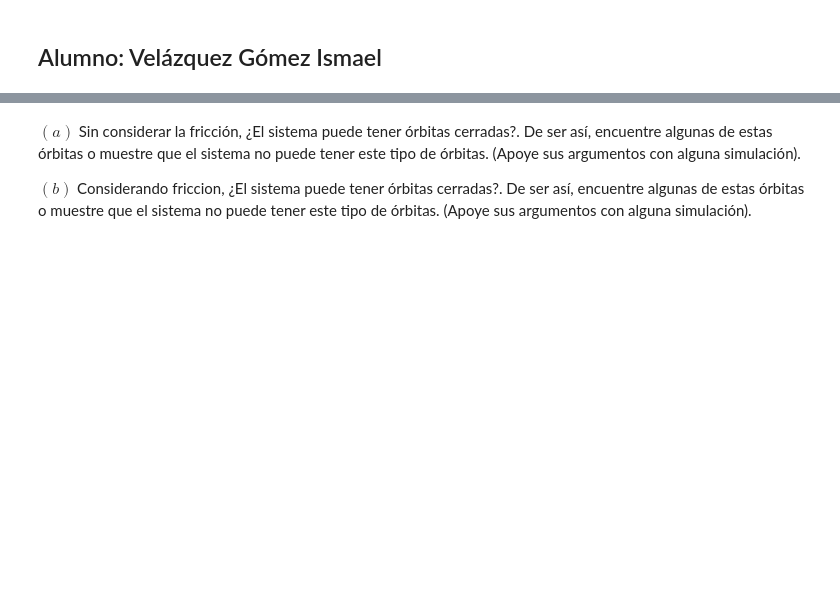
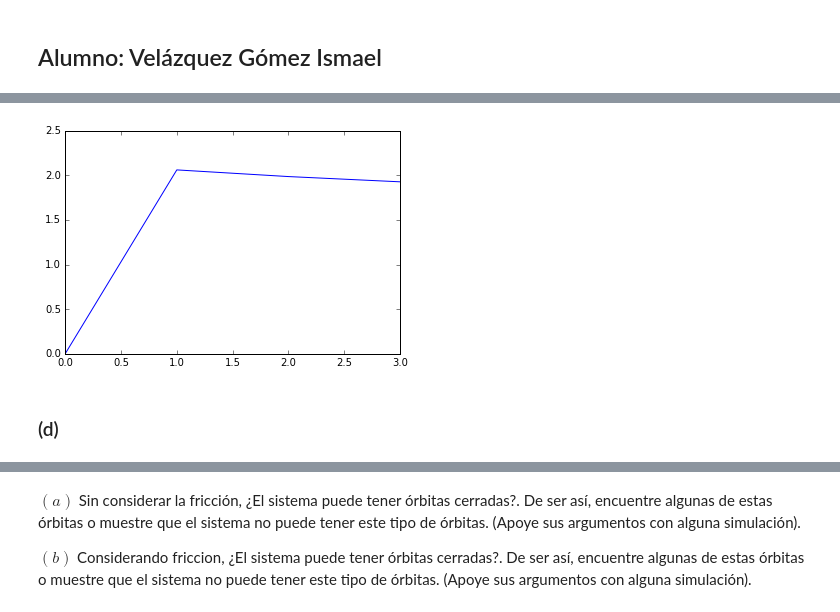
Before and after one commit to iselplabo93/Examenes, a Jupyter notebook: Examen1.ipynb, the cells around one changed output, grey strips where cells are left out. Cells and saved outputs as stored; diff of their text form; code cells hidden in the pictures; blank space fills up the shorter version.

```diff
--- a/Examen1.ipynb
+++ b/Examen1.ipynb
@@ -16,0 +189,17 @@ $(e)$ Tome de manera arbitraria alguna condici ́on inicial y dibuje el espacio
+# %%
+def Energia(u_v):
+    u_1,v_1,u_2,v_2=u_v[:,0],u_v[:,1],u_v[:,2],u_v[:,3]
+    norma_r=(u_v[0]**2+u_v[1]**2)
+    norma_v=(u_v[2]**2+u_v[3]**2)
+    E_0=0.5*(norma_v+norma_r)
+    E_f=0.01*E_0
+    E=E_0
+    return E
+# %%
+E=Energia(sol_car)
+plot(E)
+show()
+# %% [output]
+[figure, added]
+# %% [markdown]
+### (d)
```
Also changed, not shown: parts of 18 cells of this notebook.
